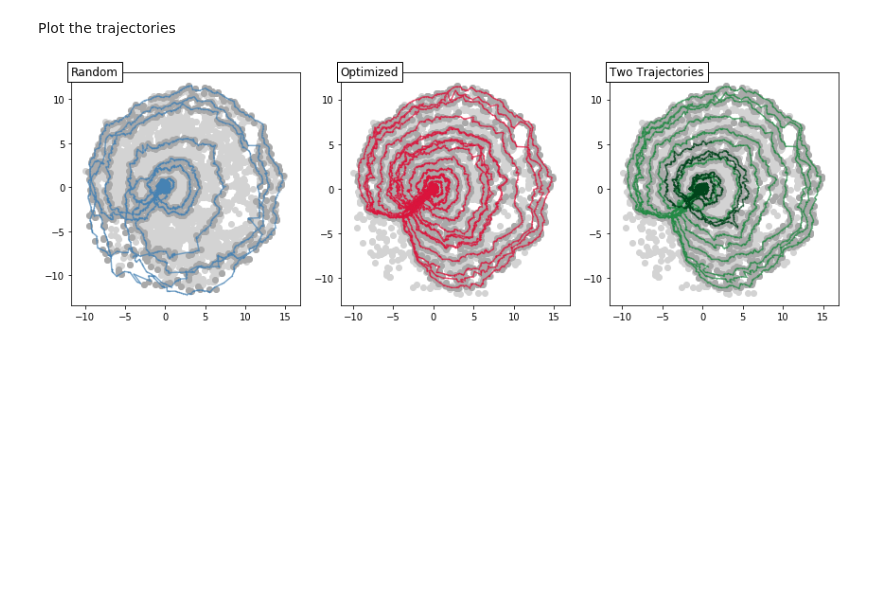
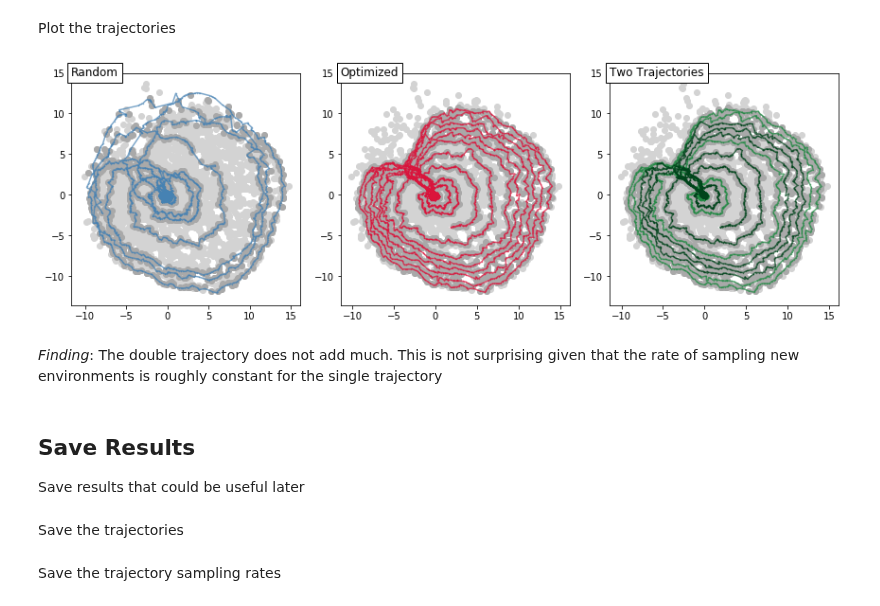
Before and after one commit to globus-labs/stopping-power-ml, a Jupyter notebook: single-velocity/manifold/1_optimize_trajectory.ipynb, the cells around one changed output. Drawn from its saved outputs; the diff is of its cells as text; code cells hidden in the pictures; blank space fills up the shorter version.

```diff
--- a/single-velocity/manifold/1_optimize_trajectory.ipynb
+++ b/single-velocity/manifold/1_optimize_trajectory.ipynb
@@ -229,4 +171,4 @@ opt_result
 # %%
-res = opt_result.x
-print('Optimized:', res)
+opt_traj = opt_result.x
+print('Optimized:', opt_traj)
 # %% [output]
@@ -234,5 +176,5 @@ Optimized: [ 6.37920573  6.95856932 -6.4763675   5.16165777 -5.86296154]
 # %%
-opt_start, opt_direction = res[:3], res[3:]
+opt_start, opt_direction = opt_traj[:3], opt_traj[3:]
 # %%
 opt_vel = np.array([np.sin(opt_direction[0]) * np.cos(opt_direction[1]),
                     np.sin(opt_direction[0]) * np.sin(opt_direction[1]),
@@ -290,13 +232,14 @@ fig.savefig(os.path.join('figures', 'sampling-comparison.png'), dpi=320)
 fig, axs = plt.subplots(1, 2)
 
 # Generate the optimized trajectory
-opt_data = generate_trajectory(opt_start, opt_direction, 1)
+opt_data = trajopt.generate_trajectory(opt_start, opt_direction, 1,
+                                      traj_len, traj_time)
 
 for ax, traj, c, l in zip(axs, [random_data, opt_data],
                       ['steelblue', 'crimson'],
                       ['Random', 'Optimized']):
     # Get the points the random trajectory and passes near
-    hits = get_near_points(traj)
+    hits = trajopt.get_near_points(traj)
 
     # Get the projection of the random trajectory
     random_proj = manifold.transform(traj[X_cols])
@@ -313,7 +256,7 @@ for ax, traj, c, l in zip(axs, [random_data, opt_data],
     ax.text(0, 1, l, va='center', transform=ax.transAxes,
             fontsize=12, bbox={'facecolor': 'w', 'edgecolor': 'k'})
 
-fig.set_size_inches(8, 4)
+fig.set_size_inches(6, 3)
 fig.tight_layout()
 fig.savefig(os.path.join('figures', 'traj_comparison.png'), dpi=320)
 # %% [output]
@@ -369,4 +288,5 @@ Optimized score: 23.41%
 # %%
 %%time
-opt_result = optimize.basinhopping(lambda x: -score_multiple_trajectories(np.reshape(x, (-1, 5))), x0, niter=100)
+opt_result = optimize.basinhopping(lambda x: -trajopt.score_multiple_trajectories(np.reshape(x, (-1, 5)), 1, traj_len, traj_time), x0,
+                                   niter=100, stepsize=2)
 # %% [output]
@@ -441,7 +361,7 @@ for ax, traj, c, l in zip(axs, [random_data, opt_data],
                       ['steelblue', 'crimson'],
                       ['Random', 'Optimized']):
     # Get the points the random trajectory and passes near
-    hits = get_near_points(traj)
+    hits = trajopt.get_near_points(traj)
 
     # Get the projection of the random trajectory
     random_proj = manifold.transform(traj[X_cols])
@@ -467,33 +387,40 @@ sub_len = traj_len / len(opt_trajs)
 
 # Initialize the trajectory plot
 axs[2].scatter(sampling_proj[:, 0], sampling_proj[:, 1], c='lightgray')
 
 # Get the points sampled by each trajectory
 points = set()
 trajs_proj = []
 for i,traj in enumerate(opt_trajs):
     # Project the trajectory
-    opt2_traj = generate_trajectory(traj[:3], traj[3:], 1, sub_len, sub_nsteps)
-    hits = get_near_points(opt2_traj)
+    opt2_traj = trajopt.generate_trajectory(traj[:3], traj[3:], 1, sub_len, sub_nsteps)
+    hits = trajopt.get_near_points(opt2_traj)
 
     # Project the trajectory
     trajs_proj.append(manifold.transform(opt2_traj[X_cols]))
 
     axs[2].scatter(sampling_proj[hits, 0], sampling_proj[hits, 1],
           c='darkgrey')
 
 # Plot the trajectories (later, so no points are on top)
 for i,traj in enumerate(trajs_proj):
     axs[2].plot(traj[:, 0], traj[:, 1], '.-', ms=0.8, alpha=0.7,
                color=cmap((i + 3) / (len(opt_trajs) + 2)))
 
 # Label it
 axs[2].text(0, 1, 'Two Trajectories', va='center', transform=axs[2].transAxes,
             fontsize=12, bbox={'facecolor': 'w', 'edgecolor': 'k'})
 
 
 fig.set_size_inches(12, 4)
 fig.tight_layout()
 fig.savefig(os.path.join('figures', 'traj_comparison_with_double.png'), dpi=320)
 # %% [output]
-[figure, old version]
+[figure, new version]
+# %% [markdown]
+*Finding*: The double trajectory does not add much. This is not surprising given that the rate of sampling new environments is roughly constant for the single trajectory
+# %% [markdown]
+## Save Results
+Save results that could be useful later
+# %% [markdown]
+Save the trajectories
@@ -499,0 +433,2 @@ fig.savefig(os.path.join('figures', 'traj_comparison_with_double.png'), dpi=320)
+# %% [markdown]
+Save the trajectory sampling rates
```
Also changed, not shown: parts of 48 cells of this notebook, 4 other files.
